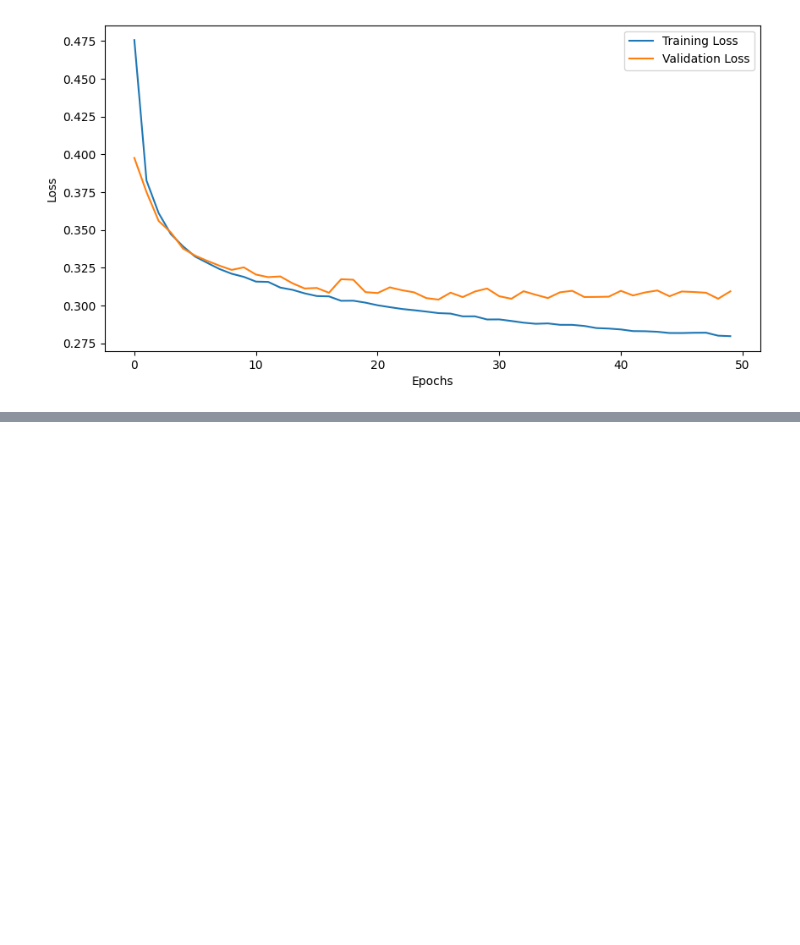
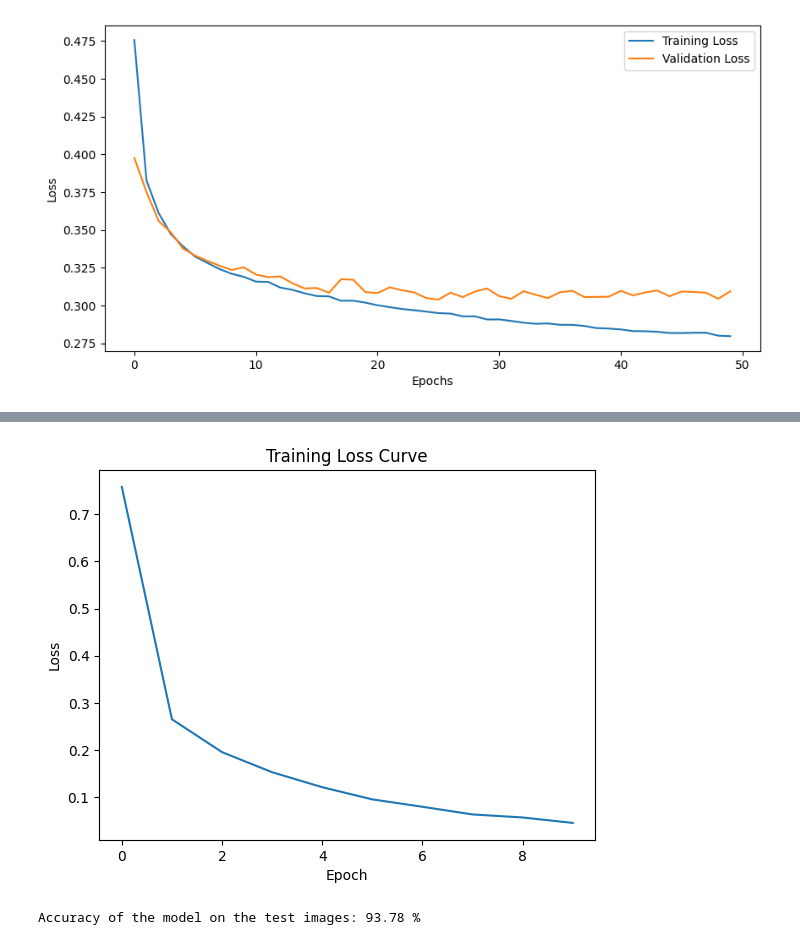
Before and after one commit to orilevi2809/DL, a Jupyter notebook: HW2/ece046211_hw2_mlp_cnn_students.ipynb, the cells around one changed output, grey strips where cells are left out. Cells and saved outputs as stored; diff of their text form; code cells hidden in the pictures; blank space fills up the shorter version.

```diff
--- a/HW2/ece046211_hw2_mlp_cnn_students.ipynb
+++ b/HW2/ece046211_hw2_mlp_cnn_students.ipynb
@@ -613,0 +744,75 @@ Your Code Here
+# %%
+#3
+model = OurCNN()
+
+# Hyperparameters
+learning_rate = 0.0001
+batch_size = 128
+epochs = 10
+
+# Prepare data loaders
+train_loader = DataLoader(svhn_train, batch_size=batch_size, shuffle=True, drop_last=True)
+
+# Load test set
+svhn_test = torchvision.datasets.SVHN(root='.', split='test', transform=transform, download=True)
+test_loader = DataLoader(svhn_test, batch_size=batch_size, shuffle=False)
+
+# Setup GPU
+device = torch.device("cuda" if torch.cuda.is_available() else "cpu")
+model.to(device)
+
+# Loss and optimizer
+criterion = nn.CrossEntropyLoss()
+optimizer = Adam(model.parameters(), lr=learning_rate)
+
+# Training loop
+losses = []
+
+for epoch in range(epochs):
+    running_loss = 0.0  # Reset the running loss for each epoch
+    mini_batch_count = 0  # Reset the mini-batch count for each epoch
+
+    for i, (images, labels) in enumerate(train_loader):
+        images = images.to(device)
+        labels = labels.to(device)
+
+        # Forward pass
+        outputs = model(images)
+        loss = criterion(outputs, labels)
+
+        # Backward pass and optimization
+        optimizer.zero_grad()
+        loss.backward()
+        optimizer.step()
+
+        # Accumulate the loss and mini-batch count
+        running_loss += loss.item()
+        mini_batch_count += 1
+
+    # Calculate the average loss for the epoch
+    epoch_loss = running_loss / mini_batch_count
+    losses.append(epoch_loss)
+    print('Epoch [{}/{}], Loss: {:.4f}'.format(epoch+1, epochs, epoch_loss))
+
+# Plot the loss curve
+plt.plot(losses)
+plt.xlabel('Epoch')
+plt.ylabel('Loss')
+plt.title('Training Loss Curve')
+plt.show()
+
+# Test the model
+model.eval()
+with torch.no_grad():
+    correct = 0
+    total = 0
+    for images, labels in test_loader:
+        images = images.to(device)
+        labels = labels.to(device)
+        outputs = model(images)
+        _, predicted = torch.max(outputs.data, 1)
+        total += labels.size(0)
+        correct += (predicted == labels).sum().item()
+
+    print('Accuracy of the model on the test images: {:.2f} %'.format(100 * correct / total))
+# %% [output]
@@ -613,0 +830,2 @@ Your Code Here
+[figure, added]
+Accuracy of the model on the test images: 93.78 %
```
Also changed, not shown: parts of 8 cells of this notebook.
